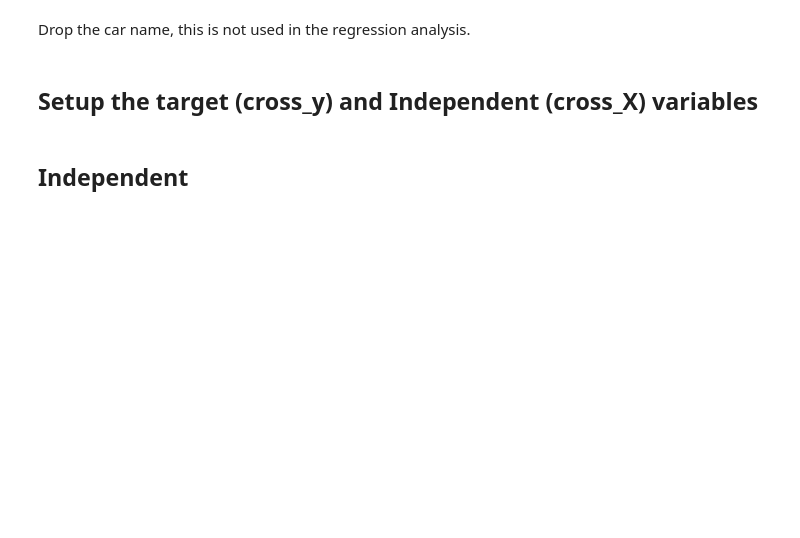
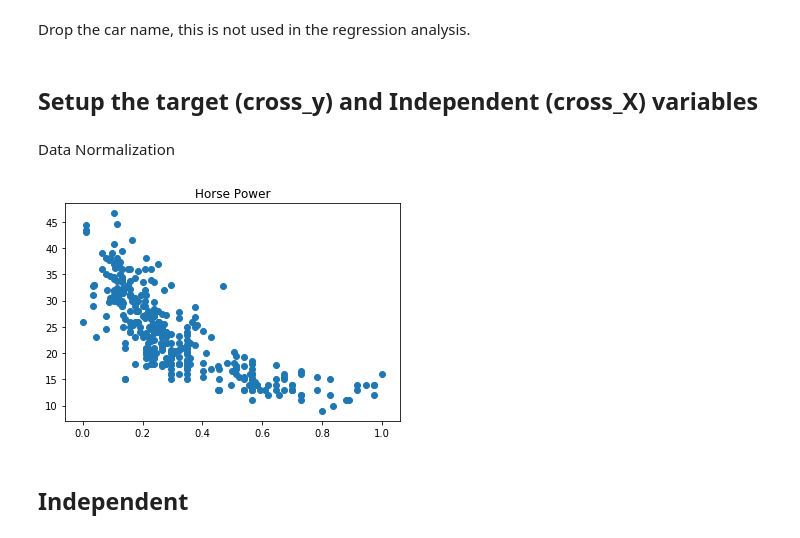
Before and after one commit to jbennett7/data_mining_auto-mpg, a Jupyter notebook: LinearRegression.ipynb, the cells around one changed output. Cells and saved outputs as stored; diff of their text form; code cells hidden in the pictures; blank space fills up the shorter version.

```diff
--- a/LinearRegression.ipynb
+++ b/LinearRegression.ipynb
@@ -102,0 +110,2 @@ cross_y = pd.DataFrame(data, columns=['mpg'])
+# %% [markdown]
+Data Normalization
@@ -103,3 +121,9 @@ cross_y = pd.DataFrame(data, columns=['mpg'])
+# %%
+plt.scatter(X_train_scaled['horsepower'],y_train)
+plt.title('Horse Power')
+plt.show()
+# %% [output]
+[figure, added]
 # %% [markdown]
 ## Independent
 # %%
```
Also changed, not shown: parts of 23 cells of this notebook.
